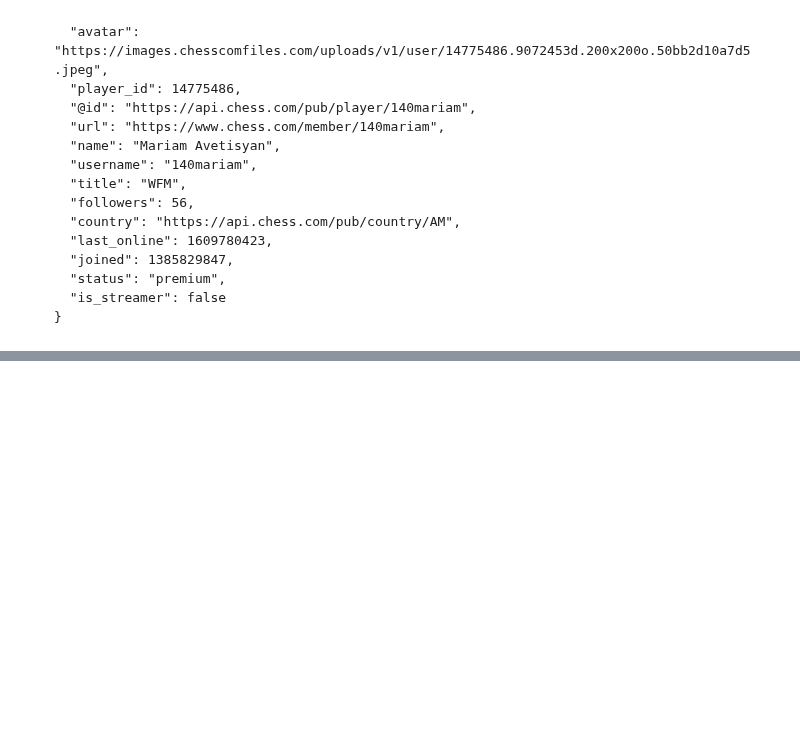
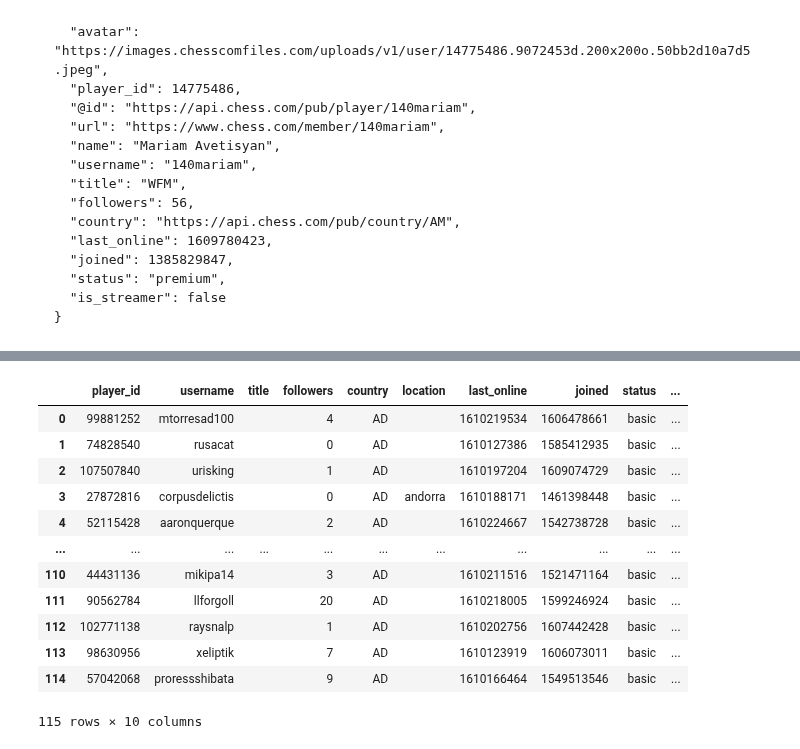
Before and after one commit to melissamonroe/who-plays-chess, a Jupyter notebook: ChessPy.ipynb, the cells around one changed output, grey strips where cells are left out. Saved outputs shown, nothing was run; the diff lists cells and outputs as text; code cells hidden in the pictures; blank space fills up the shorter version.

Commit message:
sample from country population, get player details

```diff
--- a/ChessPy.ipynb
+++ b/ChessPy.ipynb
@@ -265,0 +285,19 @@ else:
+# %%
+## Get sample of users from csv file of one country
+country = "AD"
+players_country_file = f"output_data/players_{country}.csv"
+
+chessplayers_country_df = pd.read_csv(players_country_file)
+chessplayers_count = len(chessplayers_country_df)
+sample_count = int(round(chessplayers_count * .15,0))
+#
+print(f"{sample_count} is the sample size (15%) of {country} population ({chessplayers_count})\n")
+data = np.random.randint(0, chessplayers_count, size=sample_count)
+
+sample_country_usernames = []
+for index in data:
+    username = chessplayers_country_df.iloc[index]["username"]
+    sample_country_usernames.append(username)
+
+
+playerdata = get_playerdata_api(sample_country_usernames)
@@ -265,0 +322,2 @@ else:
+# %%
+player_AD_df = get_player_dataframe(playerdata)
@@ -265,0 +342,16 @@ else:
+# %%
+player_AD_df
+# %% [output]
+|  | player_id | username | title | followers | country | location | last_online | joined | status | ... |
+| 0 | 99881252 | mtorresad100 |  | 4 | AD |  | 1610219534 | 1606478661 | basic | ... |
+| 1 | 74828540 | rusacat |  | 0 | AD |  | 1610127386 | 1585412935 | basic | ... |
+| 2 | 107507840 | urisking |  | 1 | AD |  | 1610197204 | 1609074729 | basic | ... |
+| 3 | 27872816 | corpusdelictis |  | 0 | AD | andorra | 1610188171 | 1461398448 | basic | ... |
+| 4 | 52115428 | aaronquerque |  | 2 | AD |  | 1610224667 | 1542738728 | basic | ... |
+| ... | ... | ... | ... | ... | ... | ... | ... | ... | ... | ... |
+| 110 | 44431136 | mikipa14 |  | 3 | AD |  | 1610211516 | 1521471164 | basic | ... |
+| 111 | 90562784 | llforgoll |  | 20 | AD |  | 1610218005 | 1599246924 | basic | ... |
+| 112 | 102771138 | raysnalp |  | 1 | AD |  | 1610202756 | 1607442428 | basic | ... |
+| 113 | 98630956 | xeliptik |  | 7 | AD |  | 1610123919 | 1606073011 | basic | ... |
+| 114 | 57042068 | proressshibata |  | 9 | AD |  | 1610166464 | 1549513546 | basic | ... |
+115 rows × 10 columns
```
Also changed, not shown: parts of 6 cells of this notebook, 1 other file.
